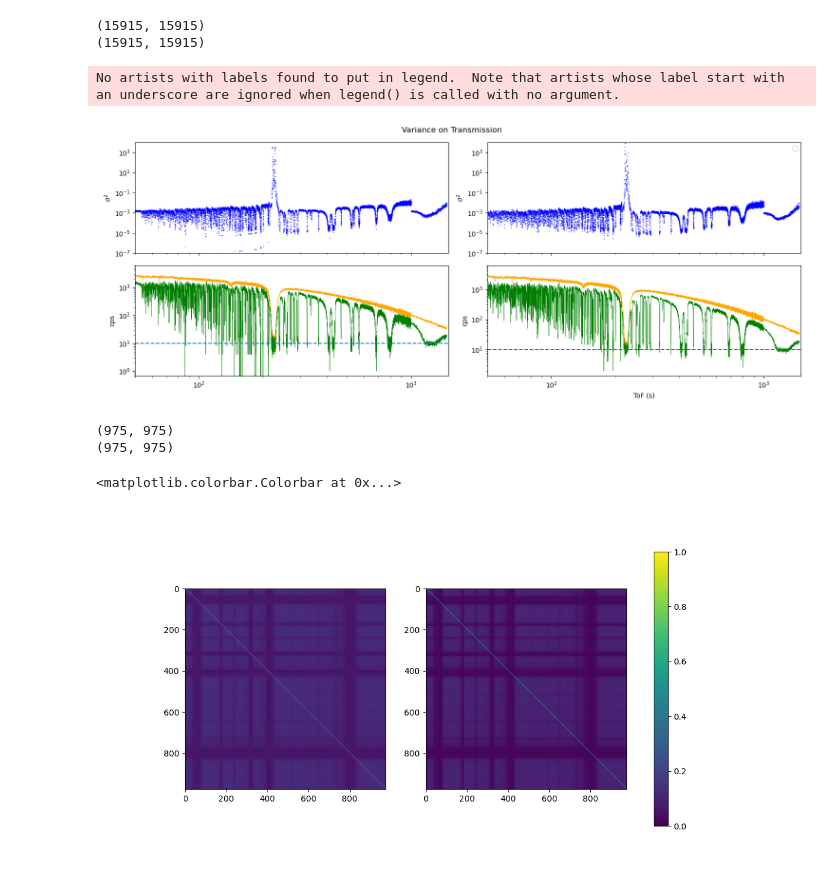
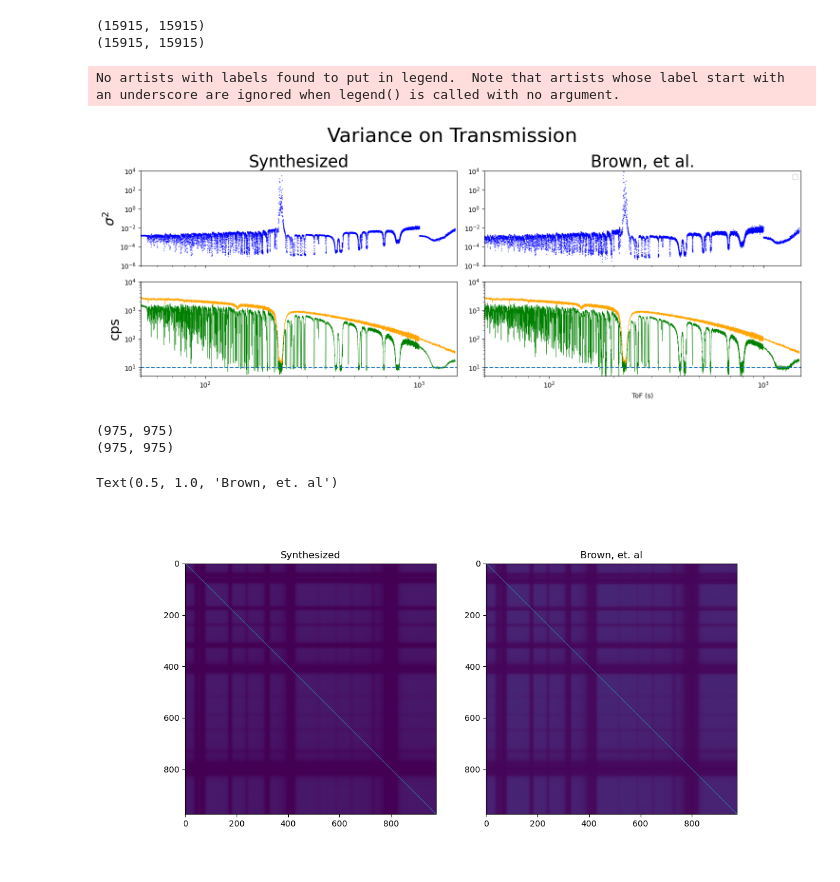
Before and after one commit to Naww137/Syndat, a Jupyter notebook: workspace/verify_against_JBrown.ipynb, the cells around one changed output. Drawn from its saved outputs; the diff is of its cells as text; code cells hidden in the pictures.

```diff
--- a/workspace/verify_against_JBrown.ipynb
+++ b/workspace/verify_against_JBrown.ipynb
@@ -40,8 +40,8 @@ sammy_xs = '/Users/noahwalton/research_local/resonance_fitting/synthetic_data/Ta
 # JBrown_lst['tof'] = syndat.exp_effects.e_to_t(JBrown_lst.E, 35.185, True)*1e6+3.326
 # %%
 # generation/reduction options
-perform_methods = True
-add_noise = True
+perform_methods = False
+add_noise = False
 default_exp = True
 
 experiment = syndat.experiment(perform_methods, default_exp, add_noise, opendata, sammy_xs, E_limits=(3,100000))
@@ -65,0 +57,15 @@ experiment.odat
+# %%
+experiment.get_odat(opendata)
+experiment.get_bkg()
+experiment.get_theoretical(sammy_xs)
+experiment.generate_sdat(False)
+
+clean_count_data = experiment.sdat.c
+tof = experiment.sdat.tof
+direct_poisson = syndat.exp_effects.pois_noise(clean_count_data)
+monitor_corrected = syndat.exp_effects.pois_noise(clean_count_data*10)/10
+
+experiment.sdat['c'] = monitor_corrected
+experiment.sdat['dc'] = np.sqrt(monitor_corrected)
+
+experiment.reduce()
@@ -71,6 +83,8 @@ syndat_df = pd.DataFrame({
     'theo': experiment.trans.theo_trans,
     'tof': experiment.trans.tof,
     'cs' : experiment.sdat.cps,
+    'theo_cts':experiment.sdat.theo_cts,
+    'cts': experiment.sdat.c,
     'dcs': experiment.sdat.dcps,
     'bs' : experiment.redpar.val.ks*experiment.Bi+experiment.redpar.val.b0s,
     'dbs': np.array([0.1]*len(experiment.odat.E)),
@@ -161,7 +206,7 @@ ax[1].set_xlim([10,3e3])
 This will give insight into whether or not the monitor normalizations have an effect
 # %%
 # import jesse's covariance
-# jb_cov = np.load('../synthetic_data/Ta181/JB_sol/jb_cov.npy')
+jb_cov = np.load('/Users/noahwalton/research_local/resonance_fitting/synthetic_data/Ta181/JB_sol/JB_cov.npy')
 syndat_cov = experiment.CovT
 print(np.shape(syndat_cov))
 print(np.shape(jb_cov))
@@ -172,78 +217,85 @@ print(np.shape(jb_cov))
 fig, (ax1, ax2) = subplots(2,2, gridspec_kw={'height_ratios': [1, 1]}, sharex=True, figsize=(15,6)) # , figsize=(12,5)
 
 ax1[0].scatter(syndat_df.tof, np.diag(syndat_cov), lw=0.5, color='b', s=0.5, zorder=2)
-ax1[0].set_ylim([1e-7,1e4])
+ax1[0].set_ylim([1e-6,1e4])
 ax1[0].set_xlim([50,1.5e3])
 ax1[0].set_yscale('log')
-ax1[0].set_ylabel('$\sigma^2$'); #('$\sigma$')
+ax1[0].set_title('Synthesized', size=25)
+ax1[0].set_ylabel('$\sigma^2$', size=20); #('$\sigma$')
 
 ax2[0].plot(syndat_df.tof, syndat_df.co, lw=0.5, c='orange')
 ax2[0].plot(syndat_df.tof, syndat_df.cs, lw=0.5, c='g')
-# ax[0].set_ylim([0.001,100])
+ax2[0].set_ylim([5,1e4])
 ax2[0].axhline(y=10.0, ls='--')
-ax2[0].set_ylabel('cps')
+ax2[0].set_ylabel('cps', size=20)
 ax2[0].set_yscale('log')
 
 
 ax1[1].scatter(jb_df.tof, np.diag(jb_cov), lw=0.5, color='b', s=0.5, zorder=2)
 ax1[1].set_yscale('log')
-ax1[1].set_ylim([1e-7,1e4])
+ax1[1].set_ylim([1e-6,1e4])
 ax1[1].set_xlim([50,1.5e3])
-ax1[1].set_ylabel('$\sigma^2$')
+# ax1[1].set_ylabel('$\sigma^2$')
+ax1[1].set_title('Brown, et al.', size=25)
 ax1[1].legend()
 
 ax2[1].plot(jb_df.tof, jb_df.co, lw=0.5, c='orange')
 ax2[1].plot(jb_df.tof, jb_df.cs, lw=0.5, c='g')
-# ax[1].set_ylim([0.001,100])
+ax2[1].set_ylim([5,1e4])
 ax2[1].axhline(y=10.0, ls='--')
-ax2[1].set_ylabel('cps')
+# ax2[1].set_ylabel('cps')
 ax2[1].set_yscale('log')
 
 
 xscale('log')
 xlabel('ToF (s)');
-suptitle('Variance on Transmission')
+suptitle('Variance on Transmission',size=30)
 tight_layout()
 # %% [output]
 No artists with labels found to put in legend.  Note that artists whose label start with an underscore are ignored when legend() is called with no argument.
-[figure, old version]
+[figure, new version]
 # %%
 import matplotlib as mpl
 
 def correlation_from_covariance(covariance):
     v = np.sqrt(np.diag(covariance))
     outer_v = np.outer(v, v)
     correlation = covariance / outer_v
     correlation[covariance == 0] = 0
     return correlation
 
 
 itof_min = np.argwhere(np.array(syndat_df.tof)>175)[0][0]
 itof_max = np.argwhere(np.array(syndat_df.tof)<200)[-1][0]
 jb_df_filtered = jb_df[itof_min:itof_max]
 syndat_df_filtered = syndat_df[itof_min:itof_max]
 
 jb_cov_filtered = jb_cov[itof_min:itof_max, itof_min:itof_max]
 syndat_cov_filtered = syndat_cov[itof_min:itof_max, itof_min:itof_max]
 print(np.shape(syndat_cov_filtered))
 print(np.shape(jb_cov_filtered))
 
 
 syndat_corr = correlation_from_covariance(syndat_cov_filtered)
 jb_corr = correlation_from_covariance(jb_cov_filtered)
 
 fig, ax = subplots(1,2, figsize=(12,6))
-ax[0].imshow(syndat_corr)
+im1 = ax[0].imshow(syndat_corr)
+ax[0].set_title("Synthesized")
 
-ax[1].imshow(jb_corr)
+im2 = ax[1].imshow(jb_corr)
+ax[1].set_title("Brown, et. al")
+# suptitle("Correlation Structure")
 
 # cax = axes([0.85, 0.1, 0.075, 0.8])
-colorbar(mpl.cm.ScalarMappable(), ax=ax)
+# colorbar(mpl.cm.ScalarMappable(), ax=ax)
+# cax = axes([0.85, 0.1, 0.075, 0.8])
+# colorbar(im2)
 # %% [output]
 (975, 975)
 (975, 975)
-<matplotlib.colorbar.Colorbar at 0x...>
+Text(0.5, 1.0, 'Brown, et. al')
-[figure, old version]
+[figure, new version]
 # %%
 figure()
 # imshow((jb_cov_filtered-syndat_cov_filtered))
```
Also changed, not shown: parts of 14 cells of this notebook, 10 other files.
